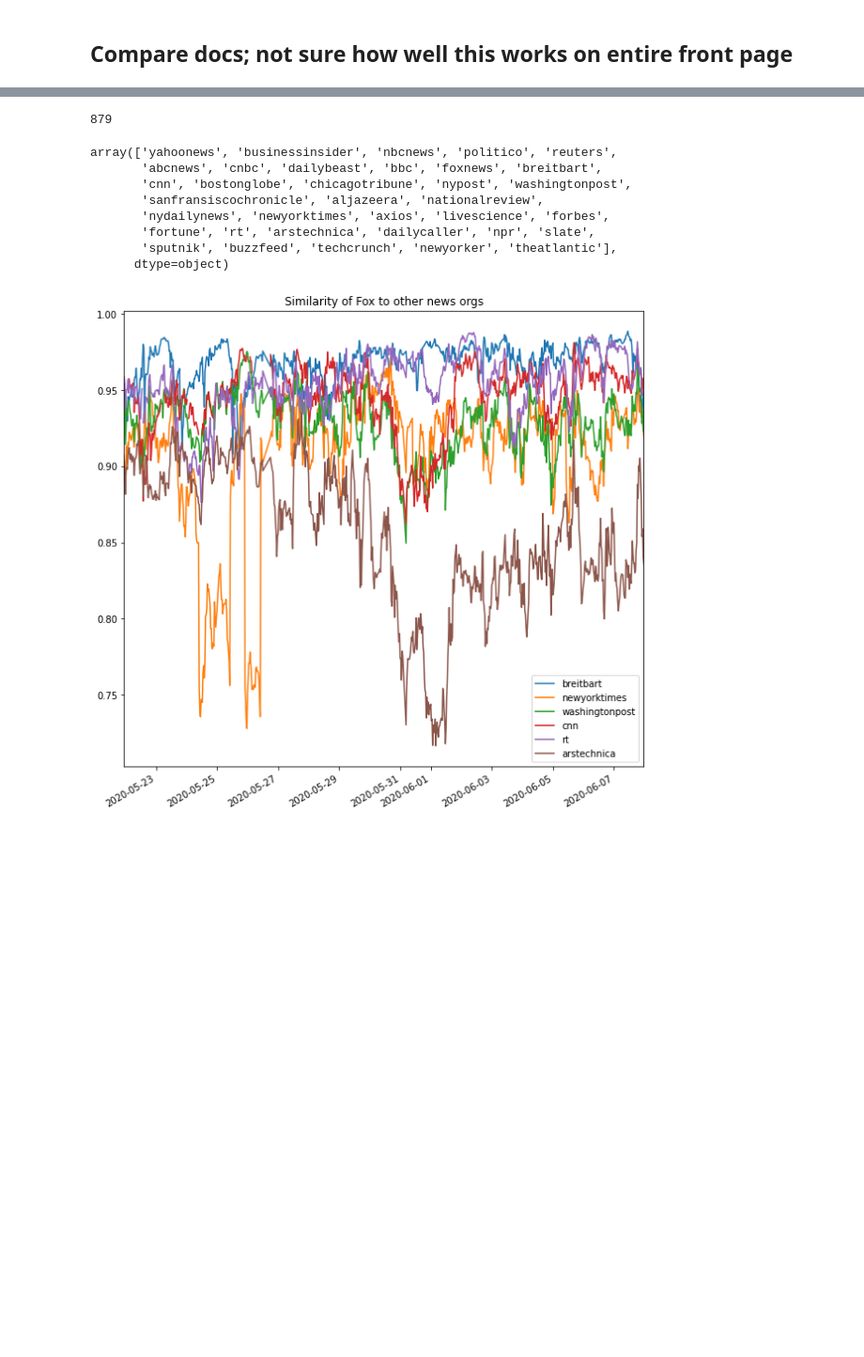
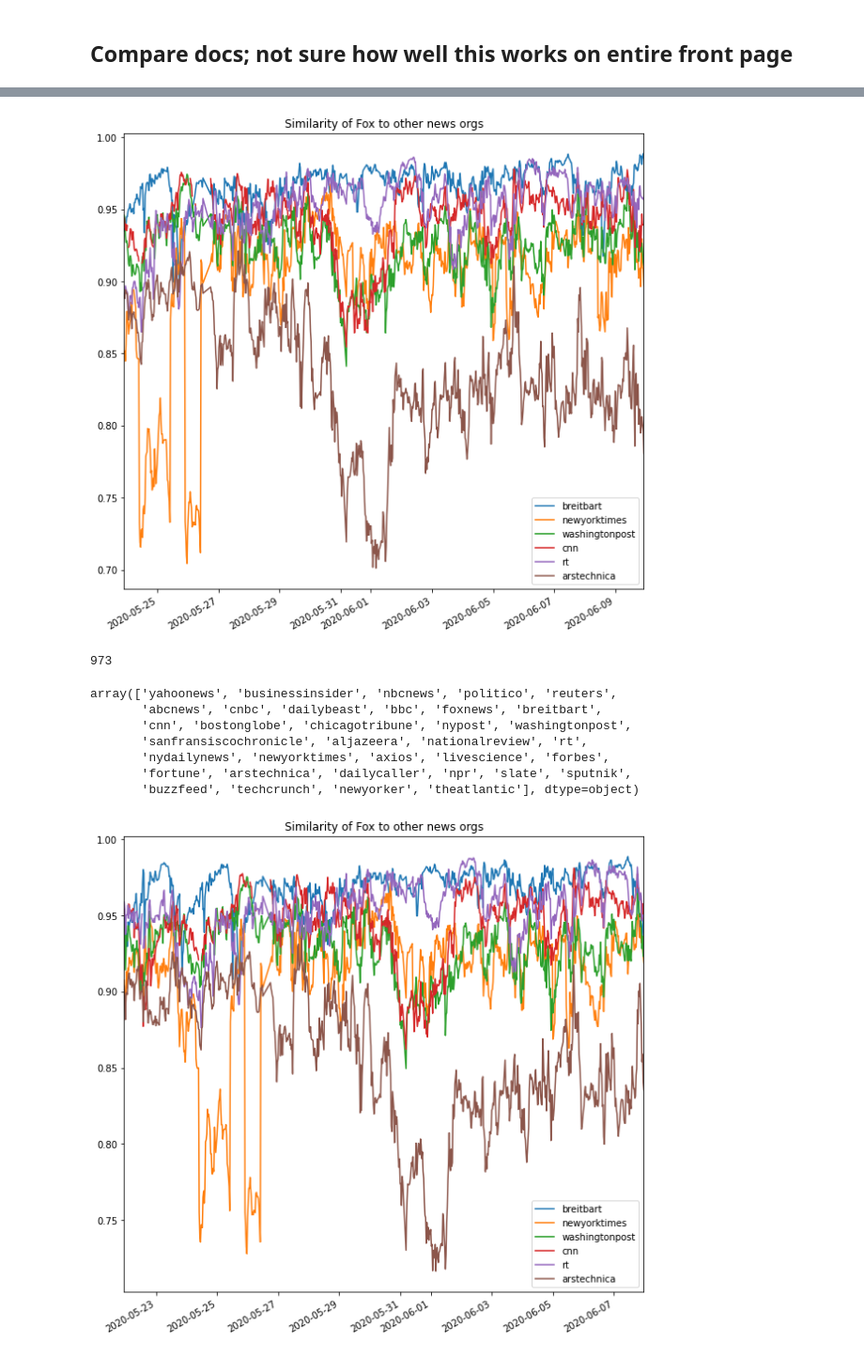
Before and after one commit to brockmanmatt/NewsTrends, a Jupyter notebook: 01_descriptive_analysis.ipynb, the cells around one changed output, grey strips where cells are left out. Shown at 94% size. Cells and saved outputs as stored; diff of their text form; code cells hidden in the pictures; blank space fills up the shorter version.

```diff
--- a/01_descriptive_analysis.ipynb
+++ b/01_descriptive_analysis.ipynb
@@ -525,21 +529,33 @@ class describer(describer):
         #for testing purposes
         self.cosims = cosims
         return cosims
+# %%
+test2 = describer()
+test2.load_article_holder(test)
+# %%
+test2.loadw2v(model)
+# %%
+testSOT = test2.w2vSimilarityOverTime("foxnews", exogenous=["breitbart", "newyorktimes", "washingtonpost", "cnn", "rt", "arstechnica"], scope=800)
+# %%
+fig, ax=plt.subplots(figsize=(10,10), facecolor="w")
+testSOT.T.plot(title="Similarity of Fox to other news orgs", ax=ax)
+plt.show()
+# %% [output]
+[figure, added]
 # %%
 len(test2.df.date.unique())
 # %% [output]
-879
+973
 # %%
 test2.df.source.unique()
 # %% [output]
 array(['yahoonews', 'businessinsider', 'nbcnews', 'politico', 'reuters',
        'abcnews', 'cnbc', 'dailybeast', 'bbc', 'foxnews', 'breitbart',
        'cnn', 'bostonglobe', 'chicagotribune', 'nypost', 'washingtonpost',
-       'sanfransiscochronicle', 'aljazeera', 'nationalreview',
+       'sanfransiscochronicle', 'aljazeera', 'nationalreview', 'rt',
        'nydailynews', 'newyorktimes', 'axios', 'livescience', 'forbes',
-       'fortune', 'rt', 'arstechnica', 'dailycaller', 'npr', 'slate',
-       'sputnik', 'buzzfeed', 'techcrunch', 'newyorker', 'theatlantic'],
-      dtype=object)
+       'fortune', 'arstechnica', 'dailycaller', 'npr', 'slate', 'sputnik',
+       'buzzfeed', 'techcrunch', 'newyorker', 'theatlantic'], dtype=object)
 # %%
 test2 = describer()
 test2.load_article_holder(test)
```
Also changed, not shown: parts of 9 cells of this notebook, 5 other files.
